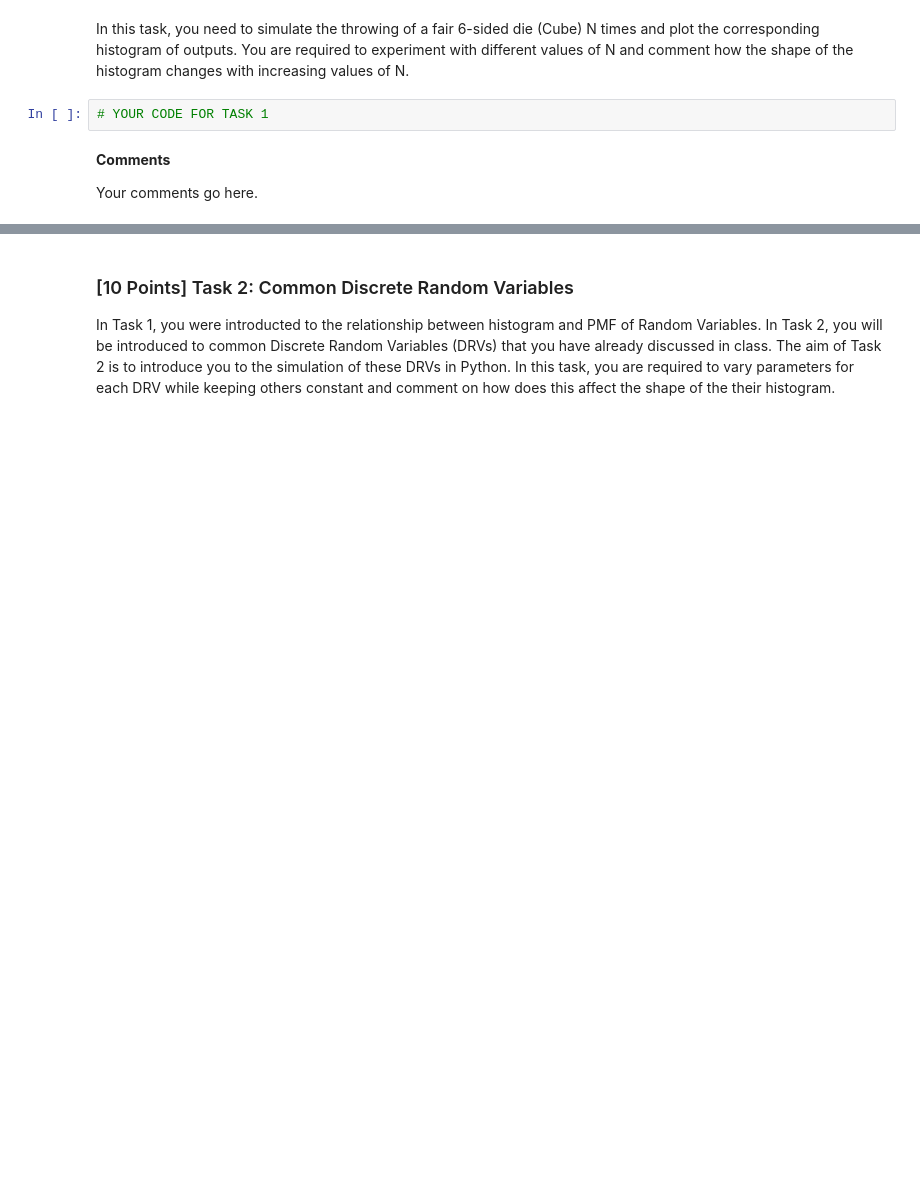
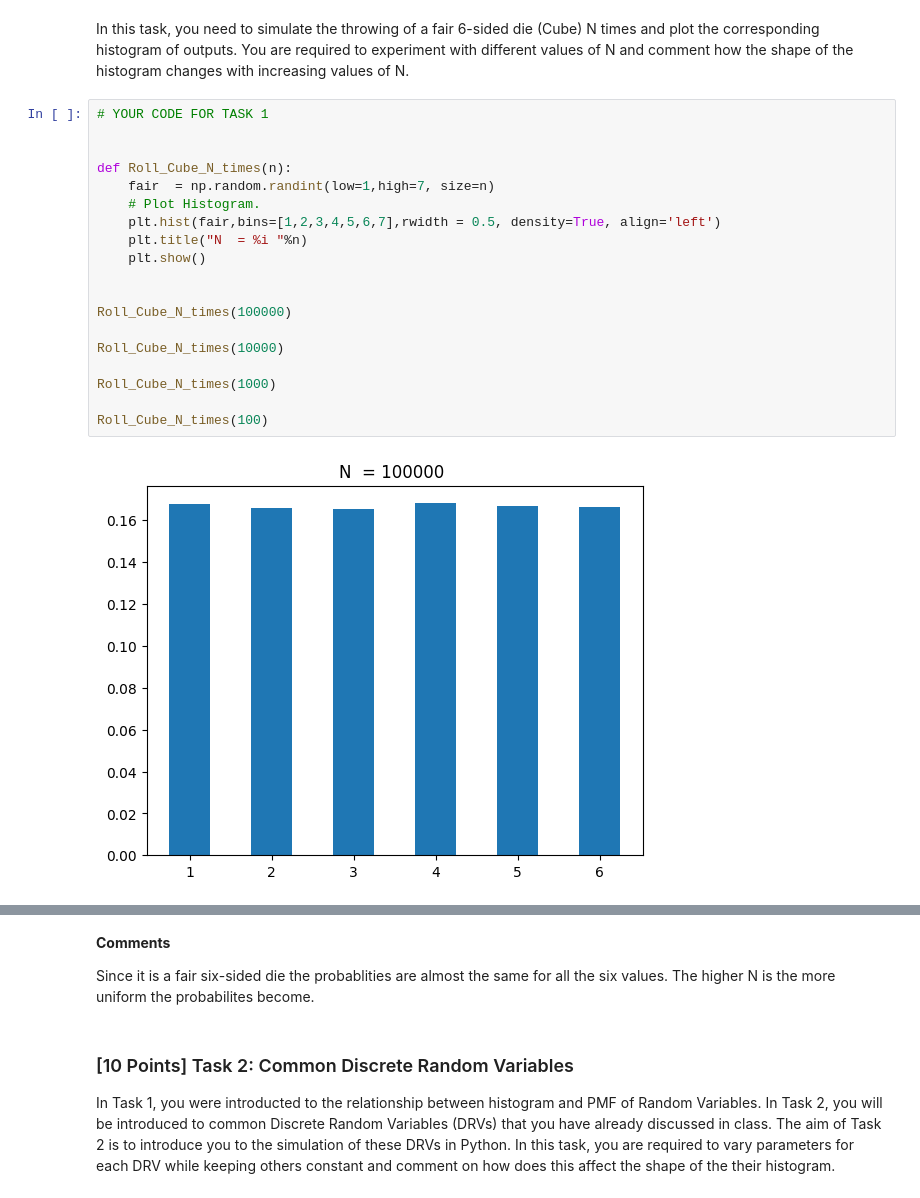
Before and after one commit to affan002/ProbnStats_programming_assignment, a Jupyter notebook: ProgAssignment_Spring2025.ipynb, the cells around one changed output, grey strips where cells are left out. Saved outputs shown, nothing was run; the diff lists cells and outputs as text; blank space fills up the shorter version.

Commit message:
done till task 2, check task 3

```diff
--- a/ProgAssignment_Spring2025.ipynb
+++ b/ProgAssignment_Spring2025.ipynb
@@ -20,9 +20,23 @@ plt.show()
 # %% [markdown]
 In this task, you need to simulate the throwing of a fair 6-sided die (Cube) N times and plot the corresponding histogram of outputs. You are required to experiment with different values of N and comment how the shape of the histogram changes with increasing values of N.
-# %%
-# YOUR CODE FOR TASK 1
-# %% [markdown]
-**Comments**
-
-
-Your comments go here.
+# %%
+# YOUR CODE FOR TASK 1
+
+
+def Roll_Cube_N_times(n):
+    fair  = np.random.randint(low=1,high=7, size=n)
+    # Plot Histogram.
+    plt.hist(fair,bins=[1,2,3,4,5,6,7],rwidth = 0.5, density=True, align='left')
+    plt.title("N  = %i "%n)
+    plt.show()
+
+
+Roll_Cube_N_times(100000)
+
+Roll_Cube_N_times(10000)
+
+Roll_Cube_N_times(1000)
+
+Roll_Cube_N_times(100)
+# %% [output]
+[figure, added]
@@ -29,3 +46,8 @@ Your comments go here.
+# %% [markdown]
+**Comments**
+
+
+Since it is a fair six-sided die the probablities are almost the same for all the six values. The higher N is the more uniform the probabilites become.
 # %% [markdown]
 ### [10 Points] Task 2: Common Discrete Random Variables ###
 In Task 1, you were introducted to the relationship between histogram and PMF of Random Variables. In Task 2, you will be introduced to common Discrete Random Variables (DRVs) that you have already discussed in class. The aim of Task 2 is to introduce you to the simulation of these DRVs in Python. In this task, you are required to vary parameters for each DRV while keeping others constant and comment on how does this affect the shape of the their histogram.
```
Also changed, not shown: parts of 17 cells of this notebook.
